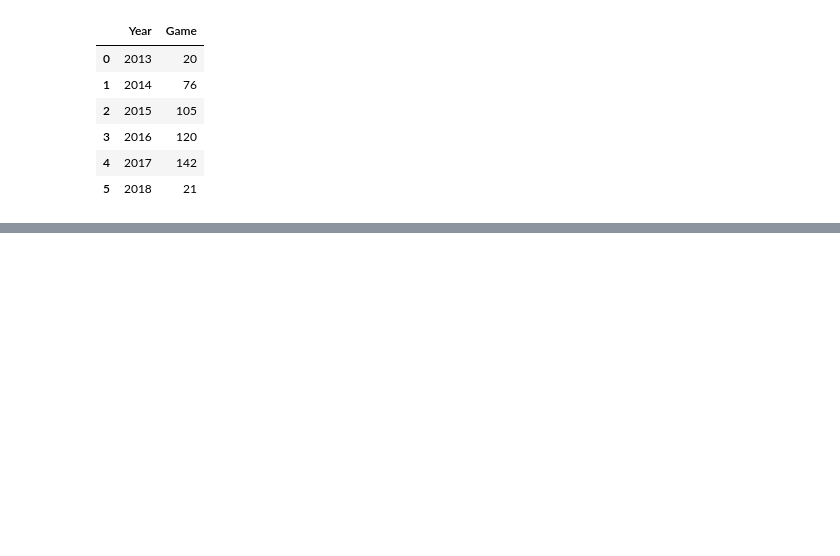
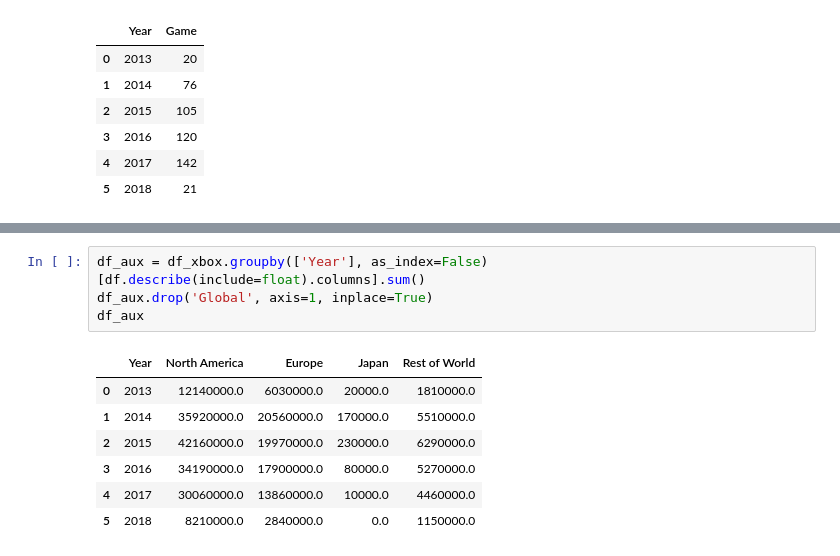
Before and after one commit to RomanoGameplay/Projeto2, a Jupyter notebook: functions/test_graph.ipynb, the cells around one changed output, grey strips where cells are left out. Drawn from its saved outputs; the diff is of its cells as text; blank space fills up the shorter version.

```diff
--- a/functions/test_graph.ipynb
+++ b/functions/test_graph.ipynb
@@ -321,0 +323,12 @@ df_xbox.groupby(['Year', 'Platform'], as_index=False)[['North America', 'Rest of
+# %%
+df_aux = df_xbox.groupby(['Year'], as_index=False)[df.describe(include=float).columns].sum()
+df_aux.drop('Global', axis=1, inplace=True)
+df_aux
+# %% [output]
+|  | Year | North America | Europe | Japan | Rest of World |
+| 0 | 2013 | 12140000.0 | 6030000.0 | 20000.0 | 1810000.0 |
+| 1 | 2014 | 35920000.0 | 20560000.0 | 170000.0 | 5510000.0 |
+| 2 | 2015 | 42160000.0 | 19970000.0 | 230000.0 | 6290000.0 |
+| 3 | 2016 | 34190000.0 | 17900000.0 | 80000.0 | 5270000.0 |
+| 4 | 2017 | 30060000.0 | 13860000.0 | 10000.0 | 4460000.0 |
+| 5 | 2018 | 8210000.0 | 2840000.0 | 0.0 | 1150000.0 |
```
Also changed, not shown: parts of 26 cells of this notebook.
